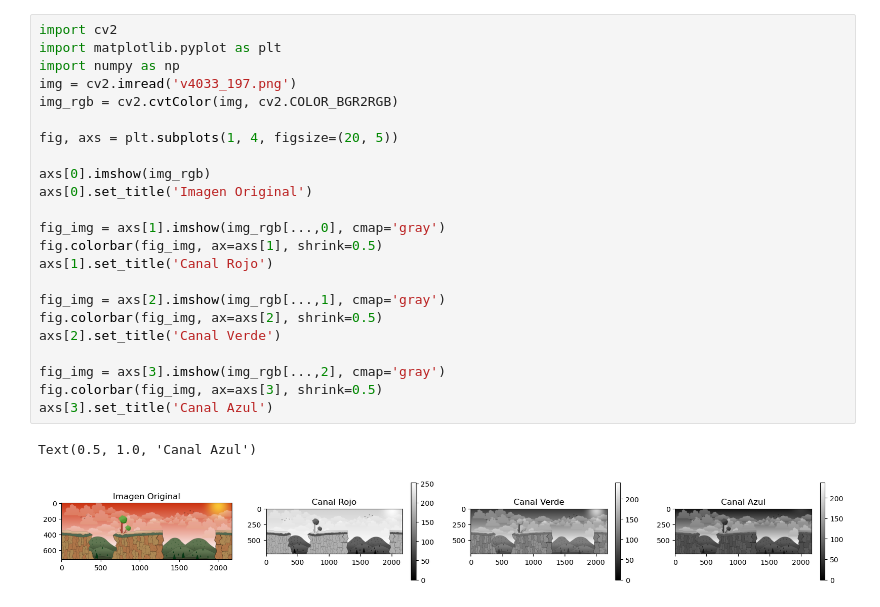
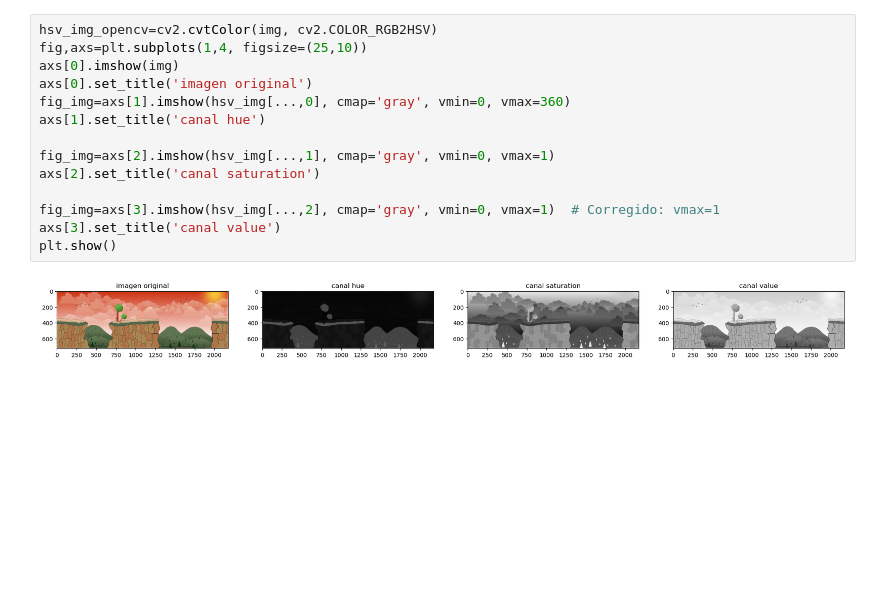
Before and after one commit to giam17/PROC_DIG, a Jupyter notebook: clase1/clase2.ipynb, the cells around one changed output. Saved outputs shown, nothing was run; the diff lists cells and outputs as text; blank space fills up the shorter version.

```diff
--- a/clase1/clase2.ipynb
+++ b/clase1/clase2.ipynb
@@ -1,26 +60,16 @@
 # %%
-import cv2
-import matplotlib.pyplot as plt
-import numpy as np
-img = cv2.imread('v4033_197.png')
-img_rgb = cv2.cvtColor(img, cv2.COLOR_BGR2RGB)
+hsv_img_opencv=cv2.cvtColor(img, cv2.COLOR_RGB2HSV)
+fig,axs=plt.subplots(1,4, figsize=(25,10))
+axs[0].imshow(img)
+axs[0].set_title('imagen original')
+fig_img=axs[1].imshow(hsv_img[...,0], cmap='gray', vmin=0, vmax=360)
+axs[1].set_title('canal hue')
 
-fig, axs = plt.subplots(1, 4, figsize=(20, 5))
+fig_img=axs[2].imshow(hsv_img[...,1], cmap='gray', vmin=0, vmax=1)
+axs[2].set_title('canal saturation')
 
-axs[0].imshow(img_rgb)
-axs[0].set_title('Imagen Original')
-
-fig_img = axs[1].imshow(img_rgb[...,0], cmap='gray')
-fig.colorbar(fig_img, ax=axs[1], shrink=0.5)
-axs[1].set_title('Canal Rojo')
-
-fig_img = axs[2].imshow(img_rgb[...,1], cmap='gray')
-fig.colorbar(fig_img, ax=axs[2], shrink=0.5)
-axs[2].set_title('Canal Verde')
-
-fig_img = axs[3].imshow(img_rgb[...,2], cmap='gray')
-fig.colorbar(fig_img, ax=axs[3], shrink=0.5)
-axs[3].set_title('Canal Azul')
+fig_img=axs[3].imshow(hsv_img[...,2], cmap='gray', vmin=0, vmax=1)  # Corregido: vmax=1
+axs[3].set_title('canal value')
+plt.show()
 # %% [output]
-Text(0.5, 1.0, 'Canal Azul')
-[figure, old version]
+[figure, new version]
```
Also changed, not shown: parts of 9 cells of this notebook, 3 other files.
